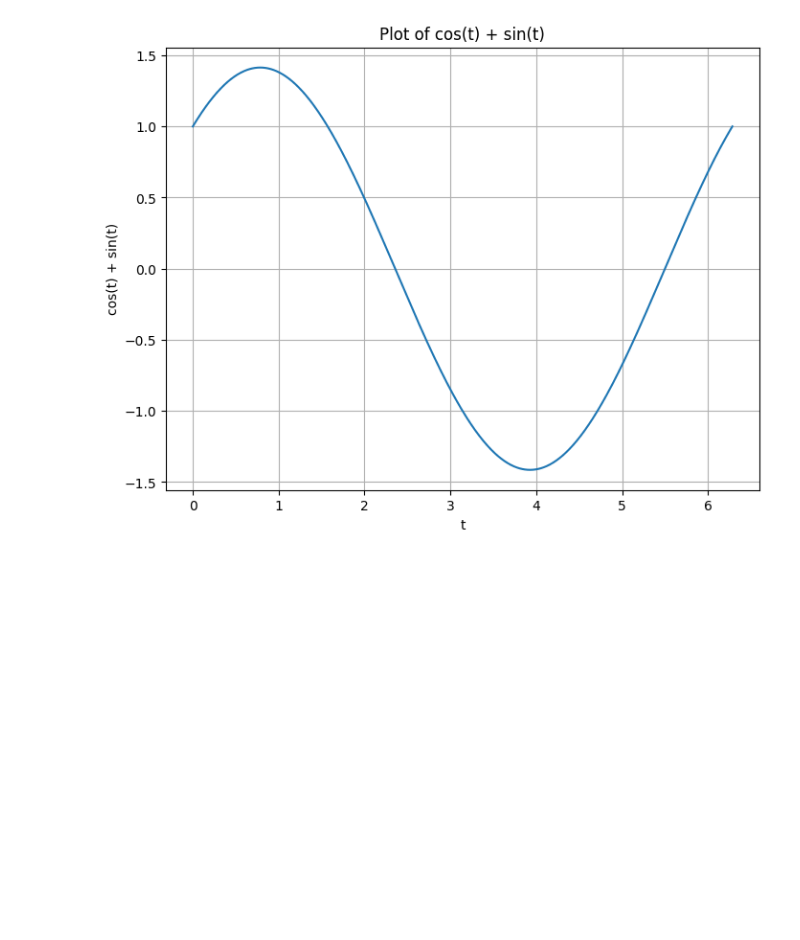
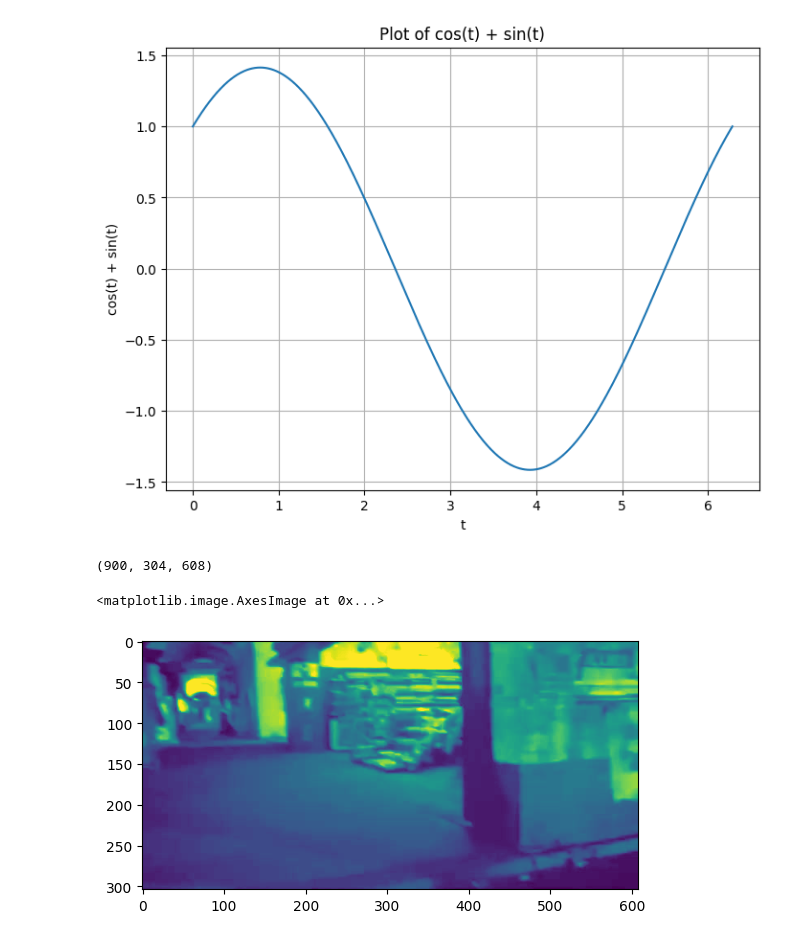
Before and after one commit to mariakesa/AbsoluteMadness, a Jupyter notebook: Fourier/try.ipynb, the cells around one changed output. Cells and saved outputs as stored; diff of their text form; code cells hidden in the pictures; blank space fills up the shorter version.

Commit message:
image

```diff
--- a/Fourier/try.ipynb
+++ b/Fourier/try.ipynb
@@ -83,3 +83,14 @@ def plot_cos_sin(t_start, t_end, num_points):
 plot_cos_sin(0, 2*np.pi, 1000)
 # %% [output]
 [figure]
+# %%
+targets=np.load('/media/maria/DATA/BrainObservatoryProcessedData/natural_movie_one.npy')
+# %%
+targets.shape
+# %% [output]
+(900, 304, 608)
+# %%
+plt.imshow(targets[0])
+# %% [output]
+<matplotlib.image.AxesImage at 0x...>
+[figure, added]
```
